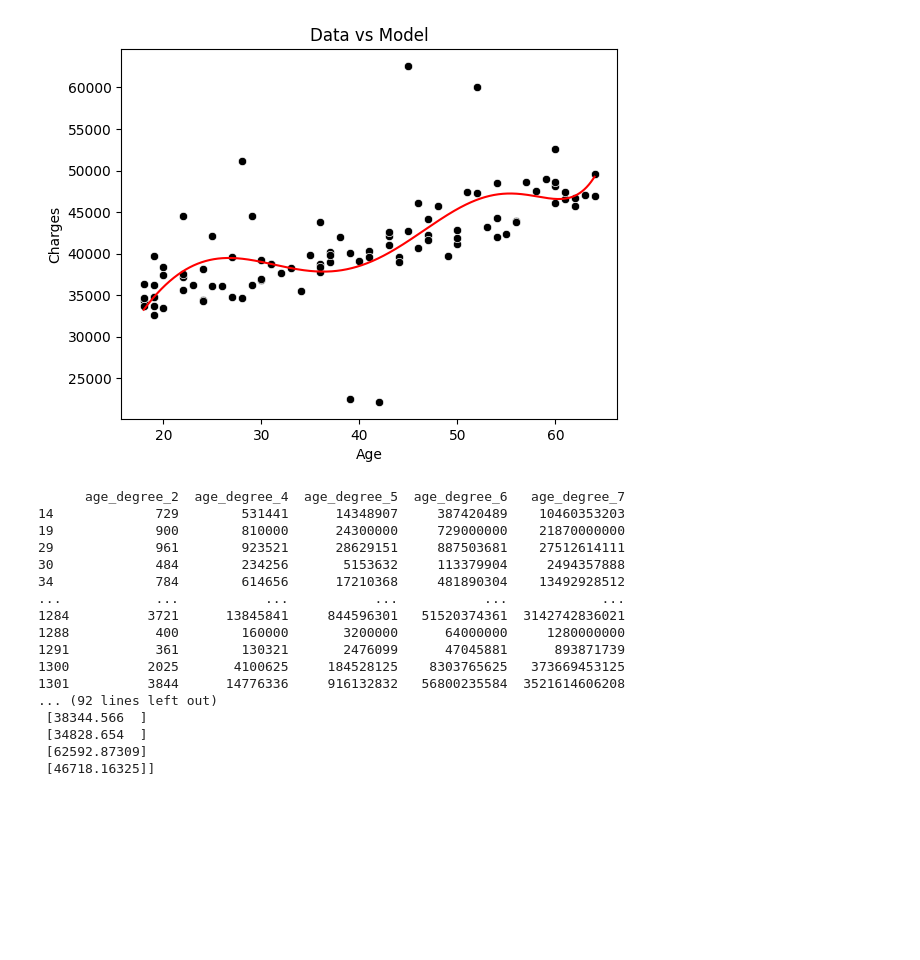
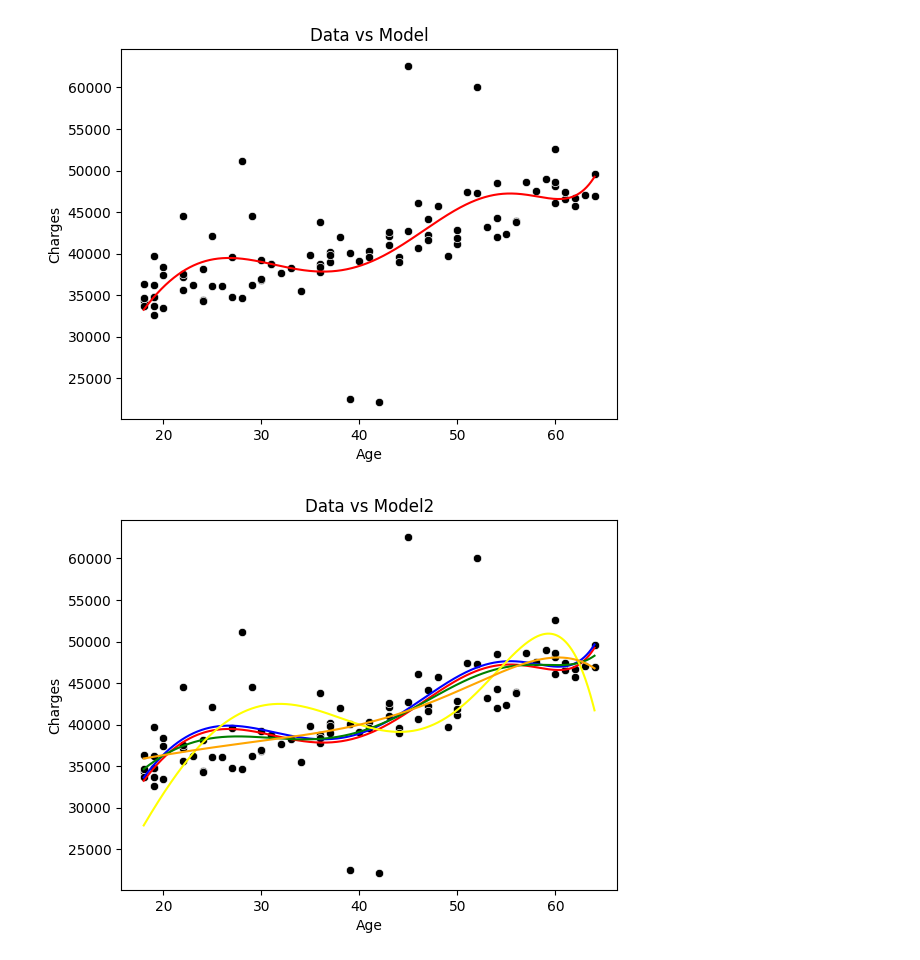
Before and after one commit to djcook28/MLExperiments, a Jupyter notebook: ML_regularization.ipynb, the cells around one changed output. Cells and saved outputs as stored; diff of their text form; code cells hidden in the pictures; blank space fills up the shorter version.

Commit message:
Added the ridge and lasso models at different alpha values

```diff
--- a/ML_regularization.ipynb
+++ b/ML_regularization.ipynb
@@ -235,26 +235,41 @@ plt.show()
 # considering that this model is a multivariate of a single independent variable collinearity is high
 # Lasso and Ridge models restrain by manipulating coefficients, Lasso sets some to 0, Ridge keeps them small
 
-x = df_regr.iloc[:,[2,4,5,6,7]]
+# first we need to convert for use with numpy
+x = df_regr.iloc[:,[2, 4, 5, 6, 7]]
 y = df_regr.iloc[:, 1].values.reshape(-1, 1)
 
-print(x)
-print(y)
+df_plot2 = df_plot1.iloc[:, [1, 3, 4, 5, 6]]
-# %% [output]
-      age_degree_2  age_degree_4  age_degree_5  age_degree_6   age_degree_7
-14             729        531441      14348907     387420489    10460353203
-19             900        810000      24300000     729000000    21870000000
-29             961        923521      28629151     887503681    27512614111
-30             484        234256       5153632     113379904     2494357888
-34             784        614656      17210368     481890304    13492928512
-...            ...           ...           ...           ...            ...
-1284          3721      13845841     844596301   51520374361  3142742836021
-1288           400        160000       3200000      64000000     1280000000
-1291           361        130321       2476099      47045881      893871739
-1300          2025       4100625     184528125    8303765625   373669453125
-1301          3844      14776336     916132832   56800235584  3521614606208
-... (92 lines left out)
- [38344.566  ]
- [34828.654  ]
- [62592.87309]
- [46718.16325]]
+# %%
+# alpha values are the key parameters to regularization models and control how control coefficients should be.
+# the higher the alpha the more controlled
+ridge1 = Ridge(alpha = 50, max_iter = 100000, fit_intercept = False)
+ridge2 = Ridge(alpha = 200, max_iter = 100000, fit_intercept = True)
+
+lasso1 = Lasso(alpha = 1000, max_iter = 100000, fit_intercept = False)
+lasso2 = Lasso(alpha = .000250, max_iter = 100000, fit_intercept = True)
+
+ridge1.fit(x, y)
+ridge2.fit(x, y)
+lasso1.fit(x, y)
+lasso2.fit(x, y)
+
+df_plot1['ridge1'] = ridge1.predict(df_plot2) + 400 # 400 is an offset to make the plots more distinct
+df_plot1['ridge2'] = ridge2.predict(df_plot2)
+df_plot1['lasso1'] = lasso1.predict(df_plot2)
+df_plot1['lasso2'] = lasso2.predict(df_plot2)
+
+fig, ax = plt.subplots()
+sns.scatterplot(x = df_regr.age, y = df_regr.charges, color = 'black', ax=ax)
+sns.lineplot(x = df_plot1.age, y = df_plot1.y_pred, color = 'red', ax=ax)
+sns.lineplot(x = df_plot1.age, y = df_plot1.ridge1, color = 'blue', ax=ax)
+sns.lineplot(x = df_plot1.age, y = df_plot1.ridge2, color = 'green', ax=ax)
+sns.lineplot(x = df_plot1.age, y = df_plot1.lasso1, color = 'yellow', ax=ax)
+sns.lineplot(x = df_plot1.age, y = df_plot1.lasso2, color = 'orange', ax=ax)
+
+plt.title('Data vs Model2')
+plt.xlabel('Age')
+plt.ylabel('Charges')
+plt.show()
+# %% [output]
+[figure, added]
```
Also changed, not shown: parts of 2 cells of this notebook.
